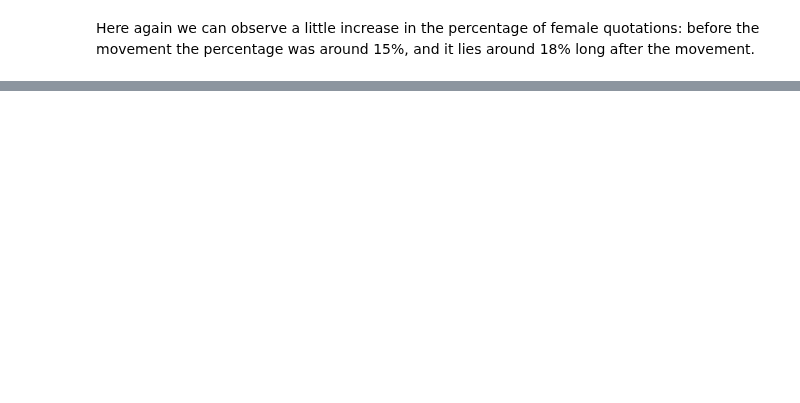
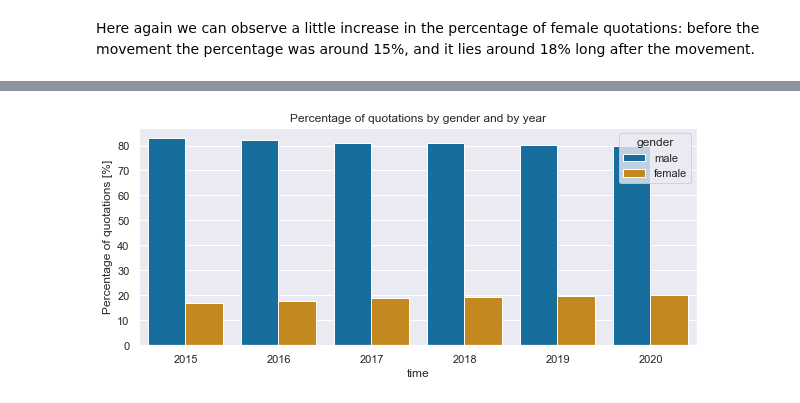
Before and after one commit to janougome/ADA-team, a Jupyter notebook: Descriptive tasks.ipynb, the cells around one changed output, grey strips where cells are left out. Saved outputs shown, nothing was run; the diff lists cells and outputs as text; code cells hidden in the pictures; blank space fills up the shorter version.

```diff
--- a/Descriptive tasks.ipynb
+++ b/Descriptive tasks.ipynb
@@ -241,0 +220,6 @@ plt.xlabel('Gender');
+# %%
+by_speaker_years = []
+for year, quotes in zip(years, quotes_years):
+    by_speaker_years.append(unique_speaker_per_gender(quotes, year))
+
+quotes_by_speaker_years = pd.concat(by_speaker_years, ignore_index = True)
@@ -241,0 +242,6 @@ plt.xlabel('Gender');
+# %%
+ax = sns.barplot(x = quotes_by_speaker_years['time'], y = quotes_by_speaker_years['count']*100, hue = quotes_by_speaker_years['gender'], data = quotes_by_speaker_years)
+ax.set(ylabel='Percentage of quotations [%]')
+ax.set_title('Percentage of quotations by gender and by year');
+# %% [output]
+[figure, added]
```
Also changed, not shown: parts of 29 cells of this notebook, 1 other file.
